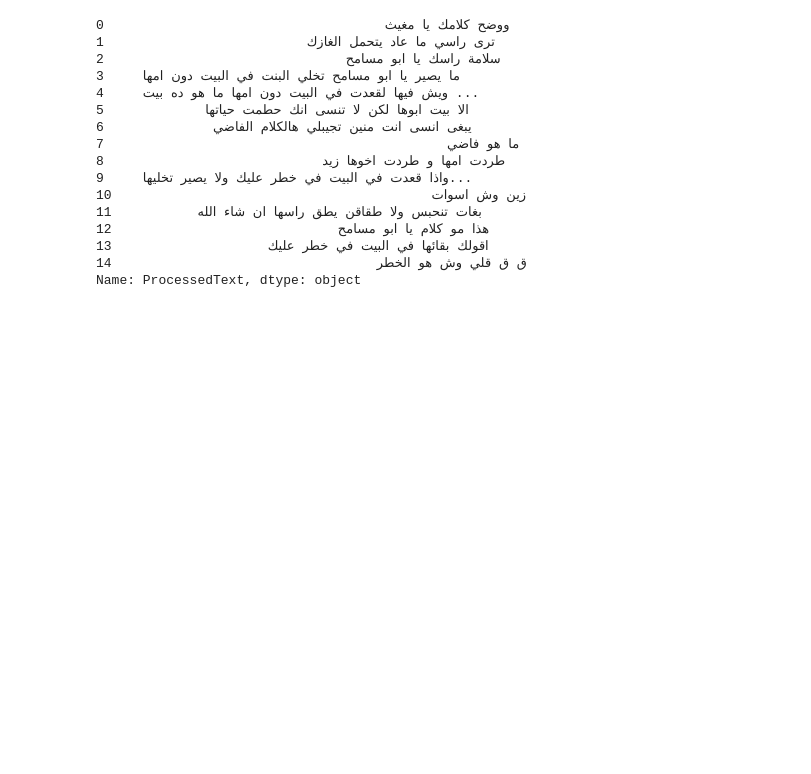
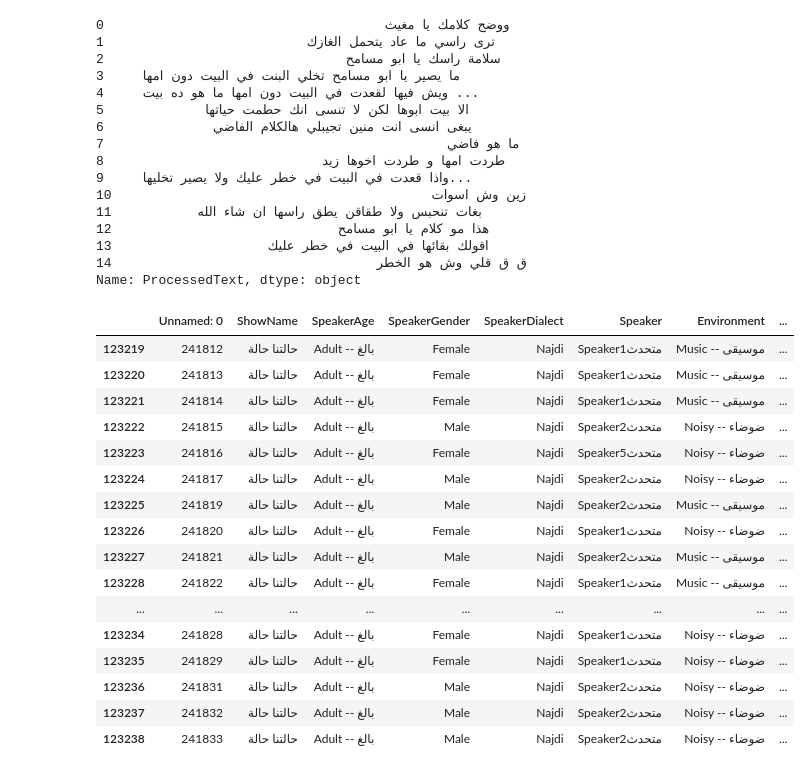
Before and after one commit to MohammmedAb/allam-hackathon, a Jupyter notebook: sada_dataset.ipynb, the cells around one changed output. Saved outputs shown, nothing was run; the diff lists cells and outputs as text; code cells hidden in the pictures; blank space fills up the shorter version.

```diff
--- a/sada_dataset.ipynb
+++ b/sada_dataset.ipynb
@@ -111,3 +111,25 @@ Name: ProcessedText, dtype: object
 # %%
 # export the processed data
 processed_df.to_csv('./sada/processed_train.csv', index=False)
+# %%
+sada_df = pd.read_csv('./sada/processed_train.csv')
+# %%
+sada_df.tail(20)
+# %% [output]
+|  | Unnamed: 0 | ShowName | SpeakerAge | SpeakerGender | SpeakerDialect | Speaker | Environment | ... |
+| 123219 | 241812 | حالتنا حالة | Adult -- بالغ | Female | Najdi | Speaker1متحدث | Music -- موسيقى | ... |
+| 123220 | 241813 | حالتنا حالة | Adult -- بالغ | Female | Najdi | Speaker1متحدث | Music -- موسيقى | ... |
+| 123221 | 241814 | حالتنا حالة | Adult -- بالغ | Female | Najdi | Speaker1متحدث | Music -- موسيقى | ... |
+| 123222 | 241815 | حالتنا حالة | Adult -- بالغ | Male | Najdi | Speaker2متحدث | Noisy -- ضوضاء | ... |
+| 123223 | 241816 | حالتنا حالة | Adult -- بالغ | Female | Najdi | Speaker5متحدث | Noisy -- ضوضاء | ... |
+| 123224 | 241817 | حالتنا حالة | Adult -- بالغ | Male | Najdi | Speaker2متحدث | Noisy -- ضوضاء | ... |
+| 123225 | 241819 | حالتنا حالة | Adult -- بالغ | Male | Najdi | Speaker2متحدث | Music -- موسيقى | ... |
+| 123226 | 241820 | حالتنا حالة | Adult -- بالغ | Female | Najdi | Speaker1متحدث | Noisy -- ضوضاء | ... |
+| 123227 | 241821 | حالتنا حالة | Adult -- بالغ | Male | Najdi | Speaker2متحدث | Music -- موسيقى | ... |
+| 123228 | 241822 | حالتنا حالة | Adult -- بالغ | Female | Najdi | Speaker1متحدث | Music -- موسيقى | ... |
+| ... | ... | ... | ... | ... | ... | ... | ... | ... |
+| 123234 | 241828 | حالتنا حالة | Adult -- بالغ | Female | Najdi | Speaker1متحدث | Noisy -- ضوضاء | ... |
+| 123235 | 241829 | حالتنا حالة | Adult -- بالغ | Female | Najdi | Speaker1متحدث | Noisy -- ضوضاء | ... |
+| 123236 | 241831 | حالتنا حالة | Adult -- بالغ | Male | Najdi | Speaker2متحدث | Noisy -- ضوضاء | ... |
+| 123237 | 241832 | حالتنا حالة | Adult -- بالغ | Male | Najdi | Speaker2متحدث | Noisy -- ضوضاء | ... |
+| 123238 | 241833 | حالتنا حالة | Adult -- بالغ | Male | Najdi | Speaker2متحدث | Noisy -- ضوضاء | ... |
```
Also changed, not shown: parts of 11 cells of this notebook, 2 other files.
